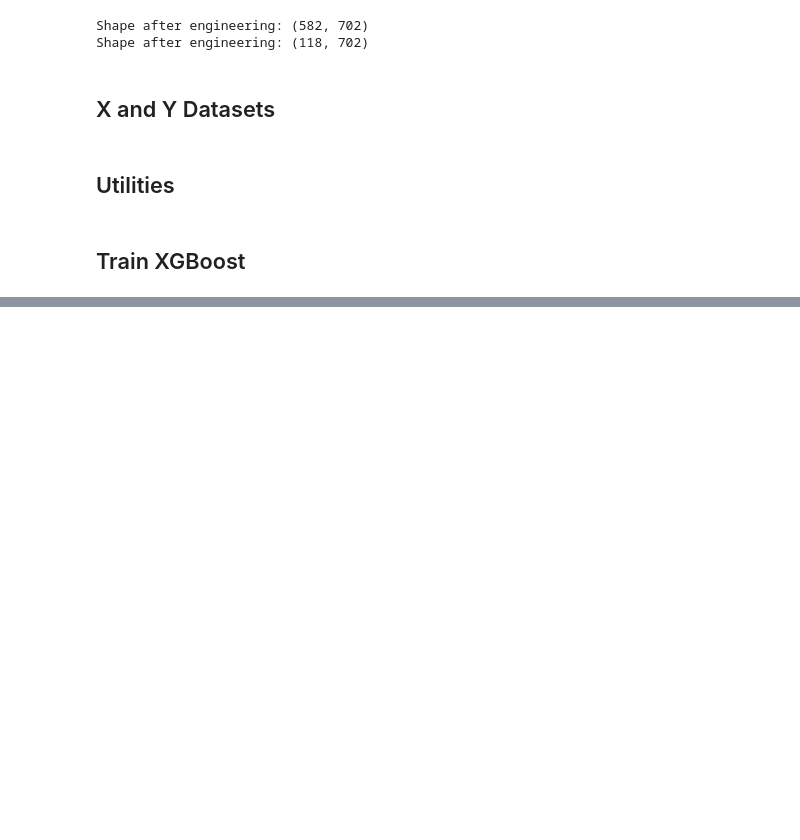
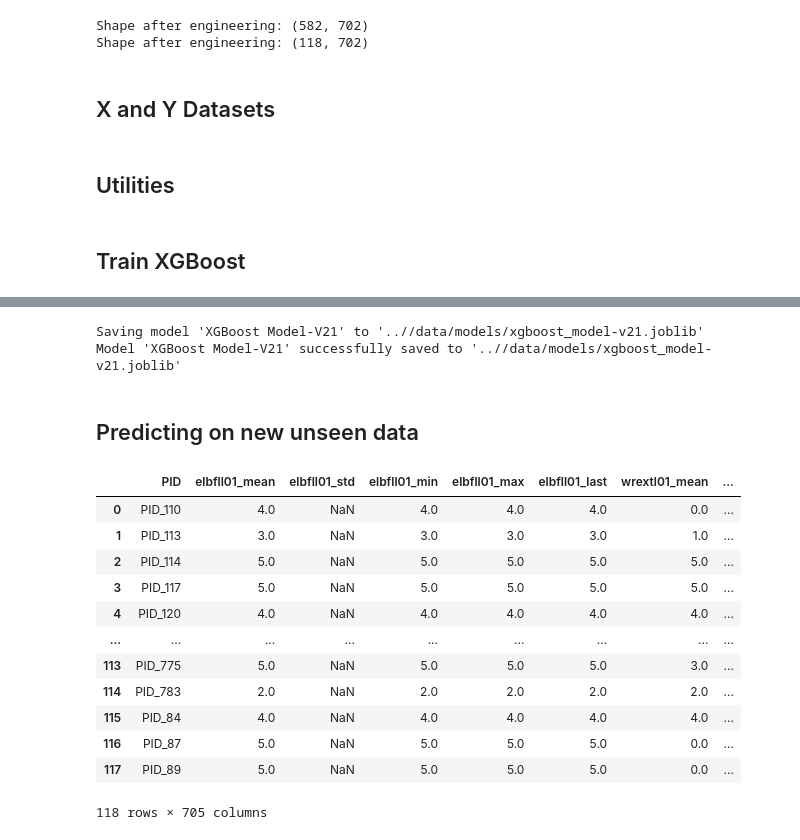
Before and after one commit to carrliitos/kaggle-ASIA_Functional_Track, a Jupyter notebook: notebooks/02_xgb.ipynb, the cells around one changed output, grey strips where cells are left out. Drawn from its saved outputs; the diff is of its cells as text; code cells hidden in the pictures; blank space fills up the shorter version.

```diff
--- a/notebooks/02_xgb.ipynb
+++ b/notebooks/02_xgb.ipynb
@@ -144,8 +144,8 @@ train.reset_index(drop=True, inplace=True)
 x_train = train.drop("modben", axis=1)
 y_train = train["modben"]
 
-x_test = train.drop("modben", axis=1)
-y_test = train["modben"]
+x_test = test.drop("modben", axis=1)
+y_test = test["modben"]
 # %% [markdown]
 ## Utilities
 # %%
@@ -424,4 +446,32 @@ xgboost_model = test_xgboost(x_test, y_test, model=final_model, evaluate=True, p
 # %%
-export_model(model=xgboost_model,
+export_model(model=final_model,
              model_name=f"XGBoost Model-V{VER}",
              save_path=f"{project_dir}/data/models/xgboost_model-v{VER}.joblib")
+# %% [output]
+Saving model 'XGBoost Model-V21' to '..//data/models/xgboost_model-v21.joblib'
+Model 'XGBoost Model-V21' successfully saved to '..//data/models/xgboost_model-v21.joblib'
+# %% [markdown]
+## Predicting on new unseen data
+# %%
+predictions = final_model.predict(x_test)
+probabilities = final_model.predict_proba(x_test)
+# %%
+result_df = x_test.copy()
+result_df["predicted_label"] = predictions
+result_df["probability"] = probabilities.max(axis=1)
+# %%
+result_df
+# %% [output]
+|  | PID | elbfll01_mean | elbfll01_std | elbfll01_min | elbfll01_max | elbfll01_last | wrextl01_mean | ... |
+| 0 | PID_110 | 4.0 | NaN | 4.0 | 4.0 | 4.0 | 0.0 | ... |
+| 1 | PID_113 | 3.0 | NaN | 3.0 | 3.0 | 3.0 | 1.0 | ... |
+| 2 | PID_114 | 5.0 | NaN | 5.0 | 5.0 | 5.0 | 5.0 | ... |
+| 3 | PID_117 | 5.0 | NaN | 5.0 | 5.0 | 5.0 | 5.0 | ... |
+| 4 | PID_120 | 4.0 | NaN | 4.0 | 4.0 | 4.0 | 4.0 | ... |
+| ... | ... | ... | ... | ... | ... | ... | ... | ... |
+| 113 | PID_775 | 5.0 | NaN | 5.0 | 5.0 | 5.0 | 3.0 | ... |
+| 114 | PID_783 | 2.0 | NaN | 2.0 | 2.0 | 2.0 | 2.0 | ... |
+| 115 | PID_84 | 4.0 | NaN | 4.0 | 4.0 | 4.0 | 4.0 | ... |
+| 116 | PID_87 | 5.0 | NaN | 5.0 | 5.0 | 5.0 | 0.0 | ... |
+| 117 | PID_89 | 5.0 | NaN | 5.0 | 5.0 | 5.0 | 0.0 | ... |
+118 rows × 705 columns
```
Also changed, not shown: parts of 7 cells of this notebook.
